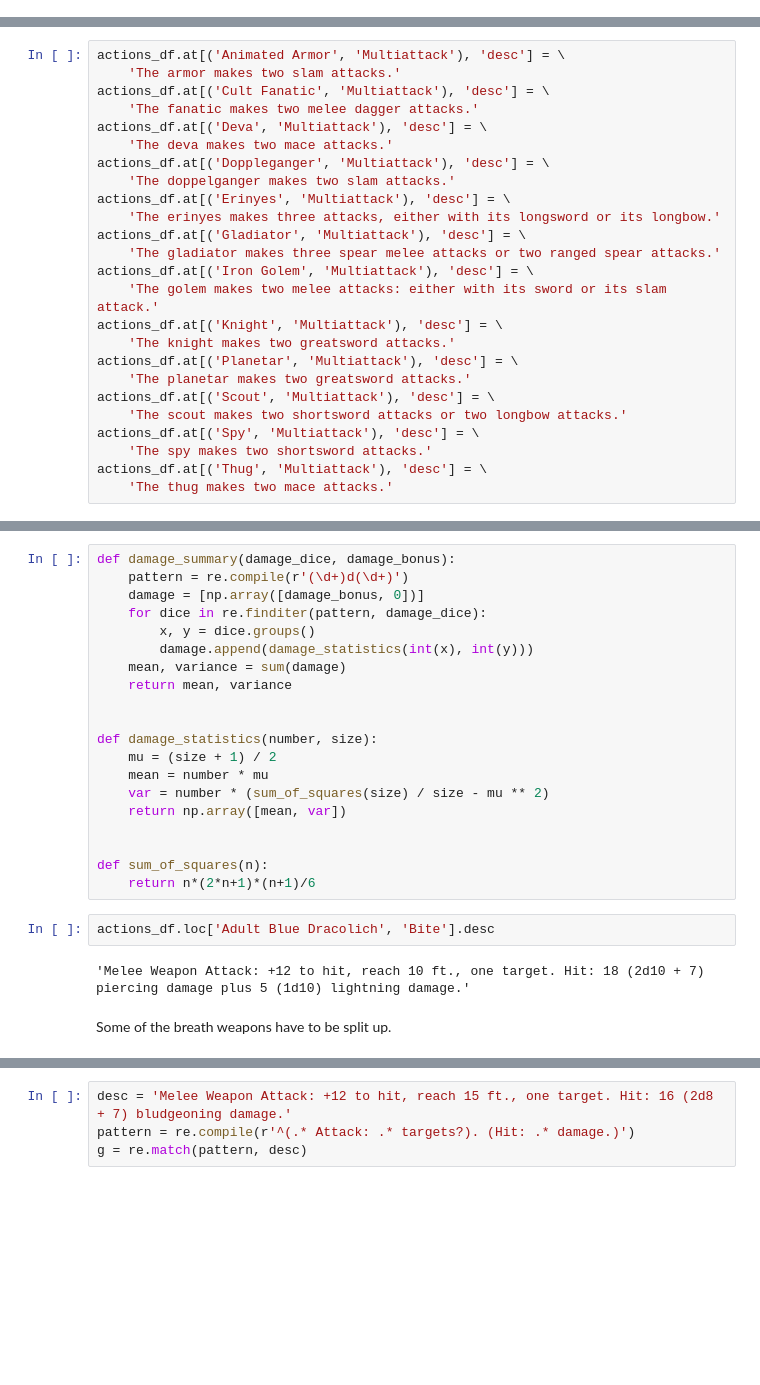
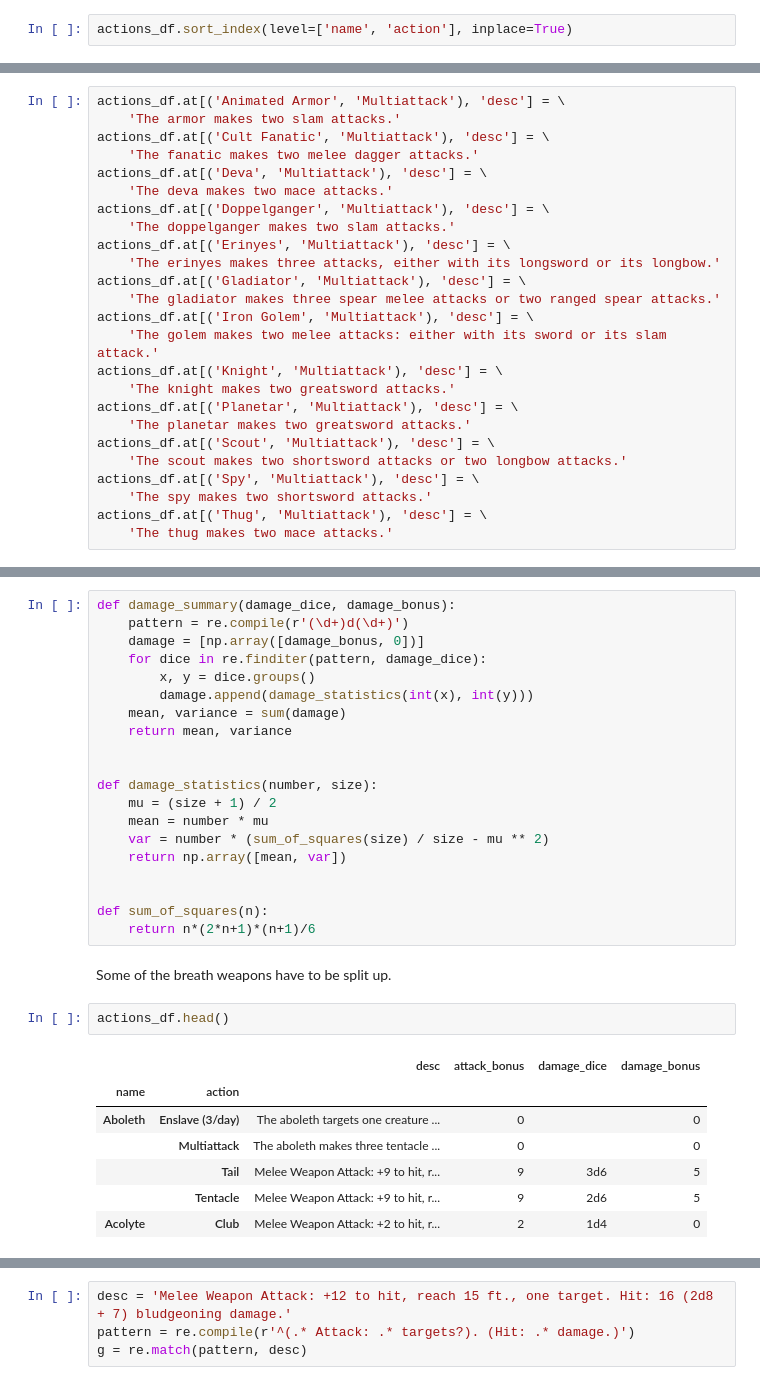
Before and after one commit to wisygig/cr, a Jupyter notebook: Feature Engineering Lab Book.ipynb, the cells around one changed output, grey strips where cells are left out. Saved outputs shown, nothing was run; the diff lists cells and outputs as text; blank space fills up the shorter version.

```diff
--- a/Feature Engineering Lab Book.ipynb
+++ b/Feature Engineering Lab Book.ipynb
@@ -20 +22,3 @@ innate_spellbook_df = pd.read_pickle('data/innate_spellbook_df')
+# %%
+actions_df.sort_index(level=['name', 'action'], inplace=True)
 # %% [markdown]
@@ -26,7 +30,7 @@ actions_df.at[('Cult Fanatic', 'Multiattack'), 'desc'] = \
     'The fanatic makes two melee dagger attacks.'
 actions_df.at[('Deva', 'Multiattack'), 'desc'] = \
     'The deva makes two mace attacks.'
-actions_df.at[('Doppleganger', 'Multiattack'), 'desc'] = \
+actions_df.at[('Doppelganger', 'Multiattack'), 'desc'] = \
     'The doppelganger makes two slam attacks.'
 actions_df.at[('Erinyes', 'Multiattack'), 'desc'] = \
     'The erinyes makes three attacks, either with its longsword or its longbow.'
@@ -217,9 +205,15 @@ def damage_statistics(number, size):
 
 def sum_of_squares(n):
     return n*(2*n+1)*(n+1)/6
-# %%
-actions_df.loc['Adult Blue Dracolich', 'Bite'].desc
-# %% [output]
-'Melee Weapon Attack: +12 to hit, reach 10 ft., one target. Hit: 18 (2d10 + 7) piercing damage plus 5 (1d10) lightning damage.'
 # %% [markdown]
 Some of the breath weapons have to be split up.
+# %%
+actions_df.head()
+# %% [output]
+|  |  | desc | attack_bonus | damage_dice | damage_bonus |
+| name | action |  |  |  |  |
+| Aboleth | Enslave (3/day) | The aboleth targets one creature ... | 0 |  | 0 |
+|  | Multiattack | The aboleth makes three tentacle ... | 0 |  | 0 |
+|  | Tail | Melee Weapon Attack: +9 to hit, r... | 9 | 3d6 | 5 |
+|  | Tentacle | Melee Weapon Attack: +9 to hit, r... | 9 | 2d6 | 5 |
+| Acolyte | Club | Melee Weapon Attack: +2 to hit, r... | 2 | 1d4 | 0 |
```
Also changed, not shown: parts of 11 cells of this notebook.
